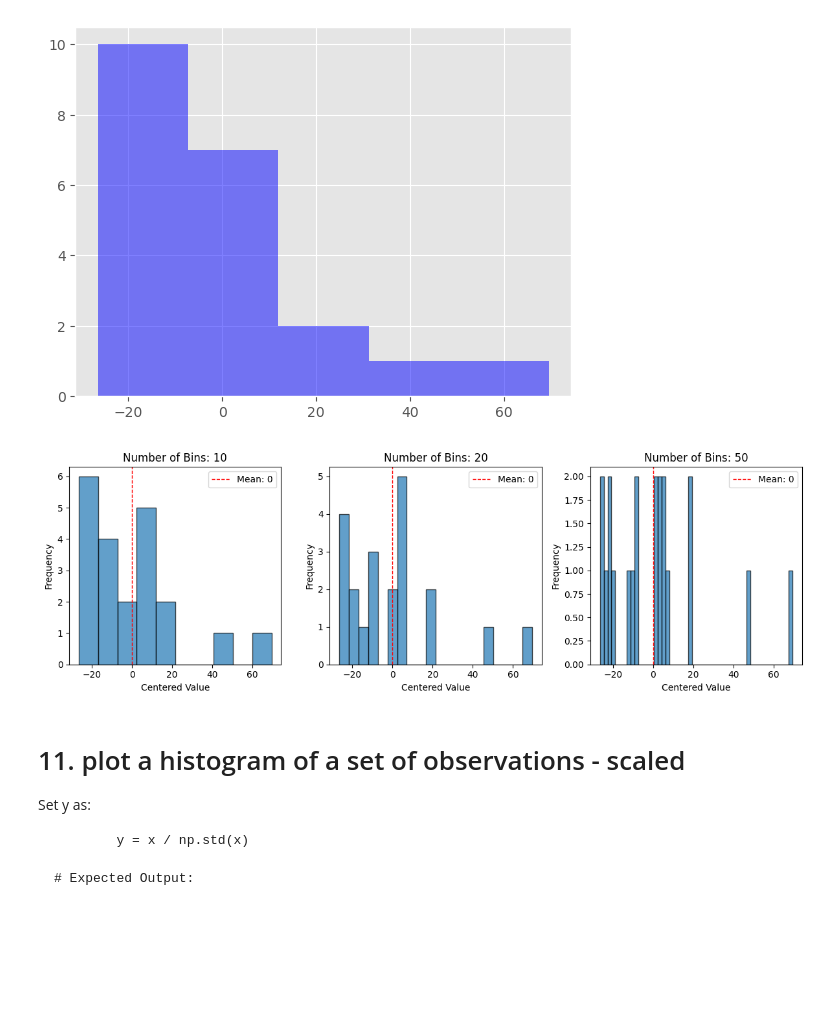
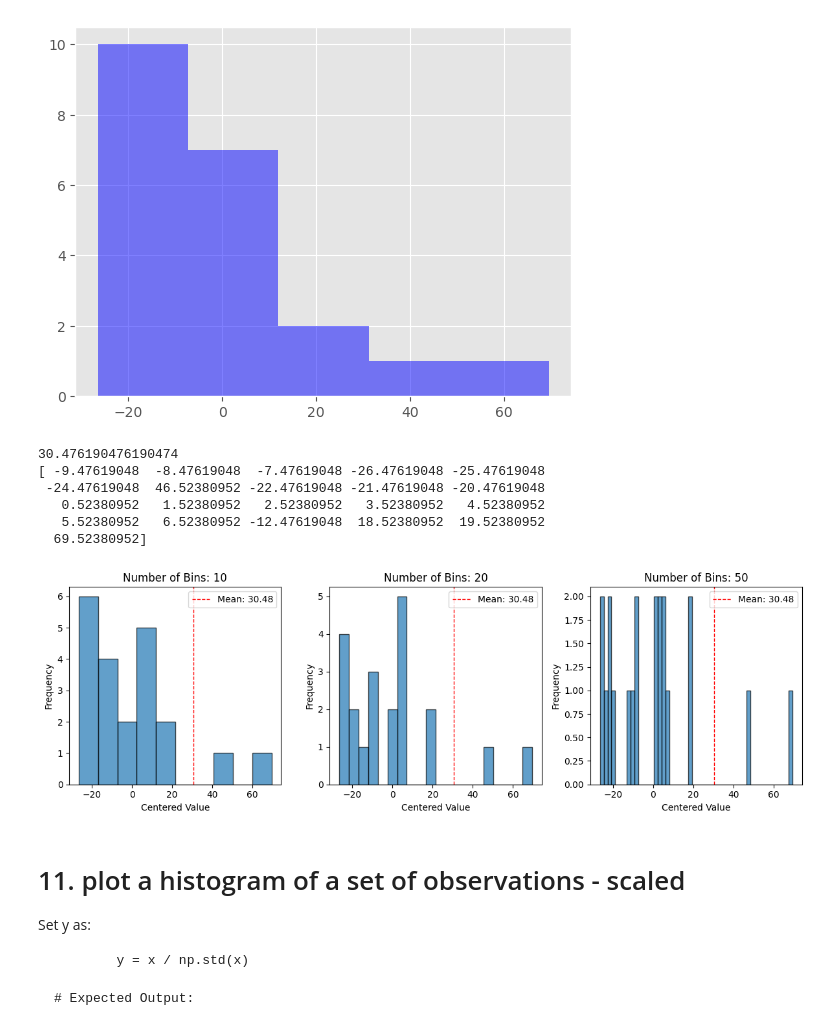
Before and after one commit to sameerhingoro/IOD, a Jupyter notebook: IOD_Lab_1_2_3_Statistics.ipynb, the cells around one changed output. Cells and saved outputs as stored; diff of their text form; code cells hidden in the pictures; blank space fills up the shorter version.

```diff
--- a/IOD_Lab_1_2_3_Statistics.ipynb
+++ b/IOD_Lab_1_2_3_Statistics.ipynb
@@ -310,27 +310,36 @@ Experiment with various number of bins. Set y as:
 # %%
 # plot a histogram of a set of observations - centred
 # experiment with various number of bins
 x = [21,22,23,4,5,6,77,8,9,10,31,32,33,34,35,36,37,18,49,50,100]
 # ANSWER
+mean_X = np.mean(x)
+print(mean_X)
 y = x - np.mean(x)
+print(y)
 
 # Plot histogram with different numbers of bins
 bin_num = [10, 20, 50]  # bin values
 
 plt.figure(figsize=(12, 4))
 
 for i, bins in enumerate(bin_num, 1):
     plt.subplot(1, len(bin_num), i)
     plt.hist(y, bins=bins, edgecolor='black', alpha=0.7)
-    plt.axvline(0, color='red', linestyle='dashed', linewidth=1, label=f'Mean: 0')
+    plt.axvline(30.48, color='red', linestyle='dashed', linewidth=1, label=f'Mean: 30.48')
     plt.title(f'Number of Bins: {bins}')
     plt.xlabel('Centered Value')
     plt.ylabel('Frequency')
     plt.legend()
 plt.tight_layout()
 plt.show()
 # %% [output]
+30.476190476190474
+[ -9.47619048  -8.47619048  -7.47619048 -26.47619048 -25.47619048
+ -24.47619048  46.52380952 -22.47619048 -21.47619048 -20.47619048
+   0.52380952   1.52380952   2.52380952   3.52380952   4.52380952
+   5.52380952   6.52380952 -12.47619048  18.52380952  19.52380952
+  69.52380952]
-[figure, old version]
+[figure, new version]
 # %% [markdown]
 # 11. plot a histogram of a set of observations - scaled
 
```
